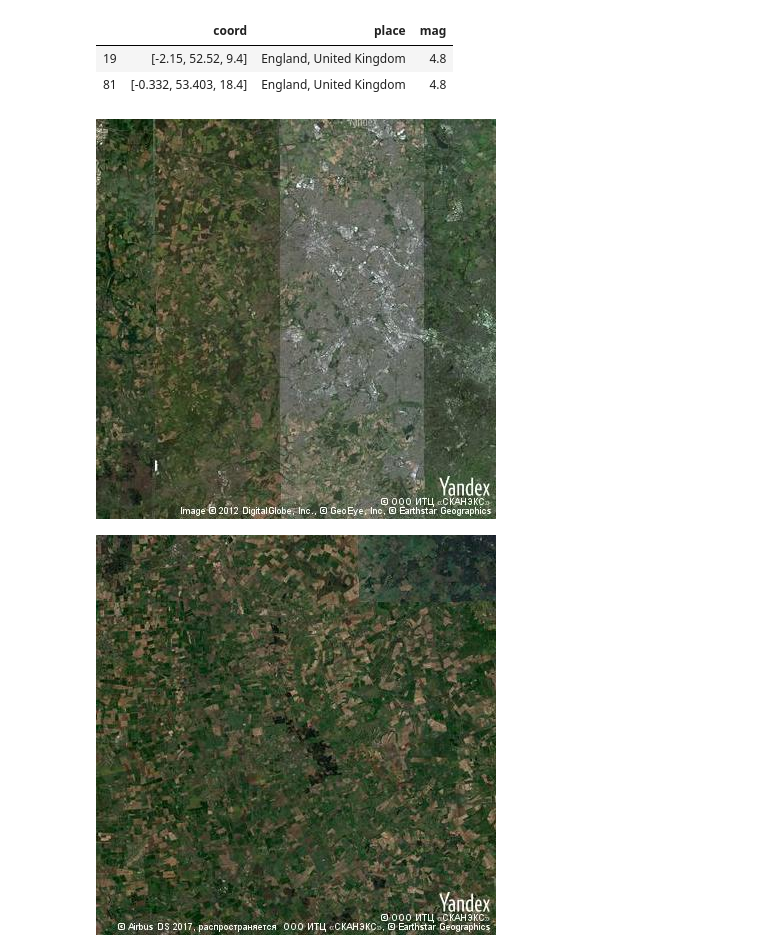
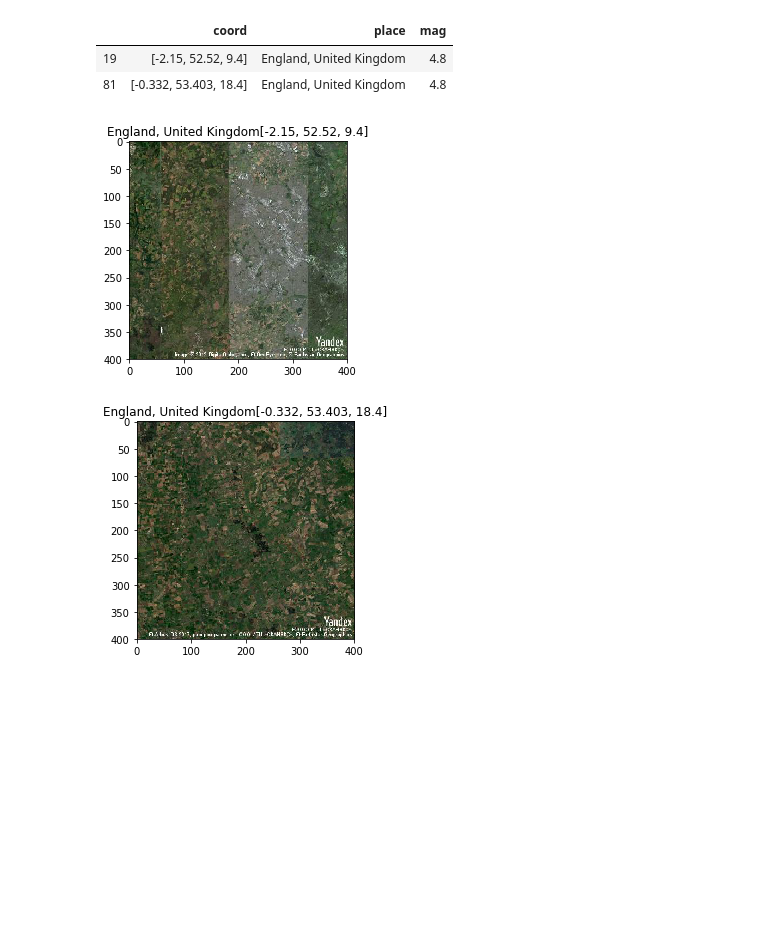
Before and after one commit to ikc15/rsd-classwork-2019, a Jupyter notebook: 066QuakeExercise.ipynb, the cells around one changed output. Saved outputs shown, nothing was run; the diff lists cells and outputs as text; code cells hidden in the pictures; blank space fills up the shorter version.

Commit message:
plots with plt.imshow

```diff
--- a/066QuakeExercise.ipynb
+++ b/066QuakeExercise.ipynb
@@ -119,19 +119,23 @@ def request_map_at(lat, long, satellite=True,
     )
 
     return requests.get(base, params=params)
-
-# iterate through each max quake and get lat and long
-map_png=[]
-for index, row in df_max.iterrows():
-    long = row['coord'][0]
-    lat = row['coord'][1]
-    map_png.append(request_map_at(lat, long, zoom=10, satellite=True))
-# %%
-from IPython.display import Image
-Image(map_png[0].content)
-# %% [output]
-[figure, removed]
-# %%
-Image(map_png[1].content)
-# %% [output]
-[figure, removed]
+# %%
+%matplotlib inline
+import matplotlib.pyplot as plt
+import imageio
+
+# iterate through each max quake and get lat and long, and retrieve satellite image
+map_png=[]
+for index, row in df_max.iterrows():
+    long = row['coord'][0]
+    lat = row['coord'][1]
+    map_uri = request_map_at(lat, long)
+    map_bytes = map_uri.content
+    # Convert image from bytes to image and display it
+    im = imageio.imread(map_bytes)
+    plt.figure()
+    plt.imshow(im)
+    plt.title(row['place']+str(row['coord']))
+# %% [output]
+[figure, added]
+[figure, added]
```
Also changed, not shown: parts of 1 cell of this notebook.
